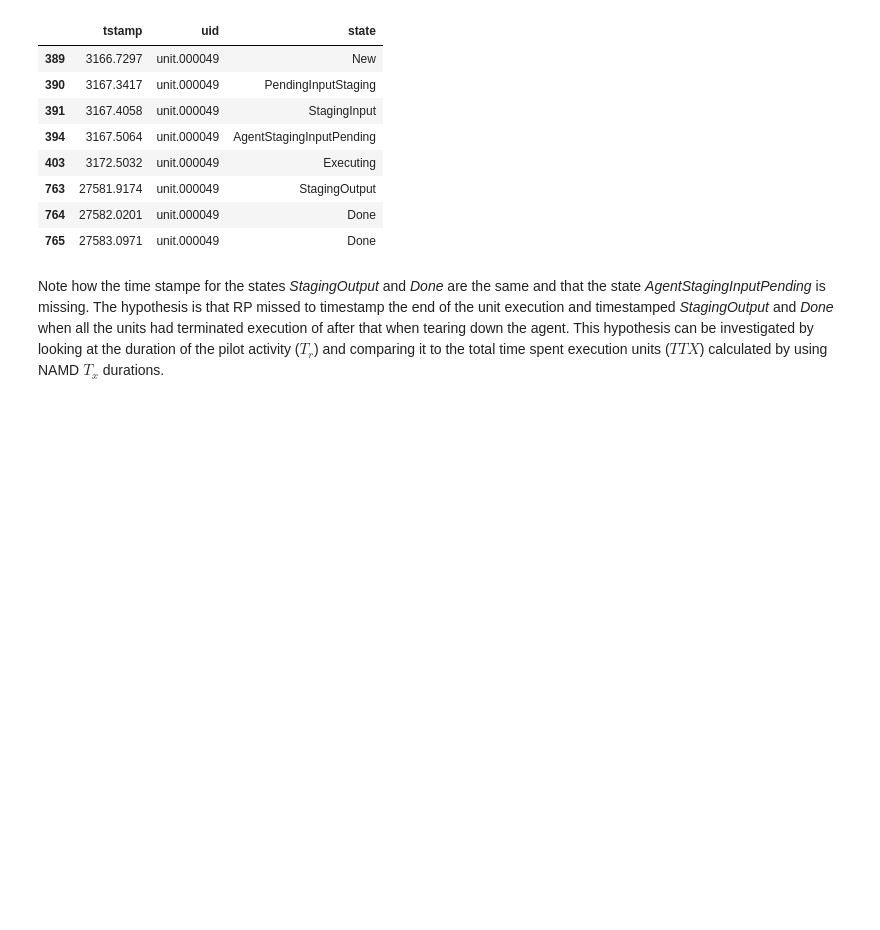
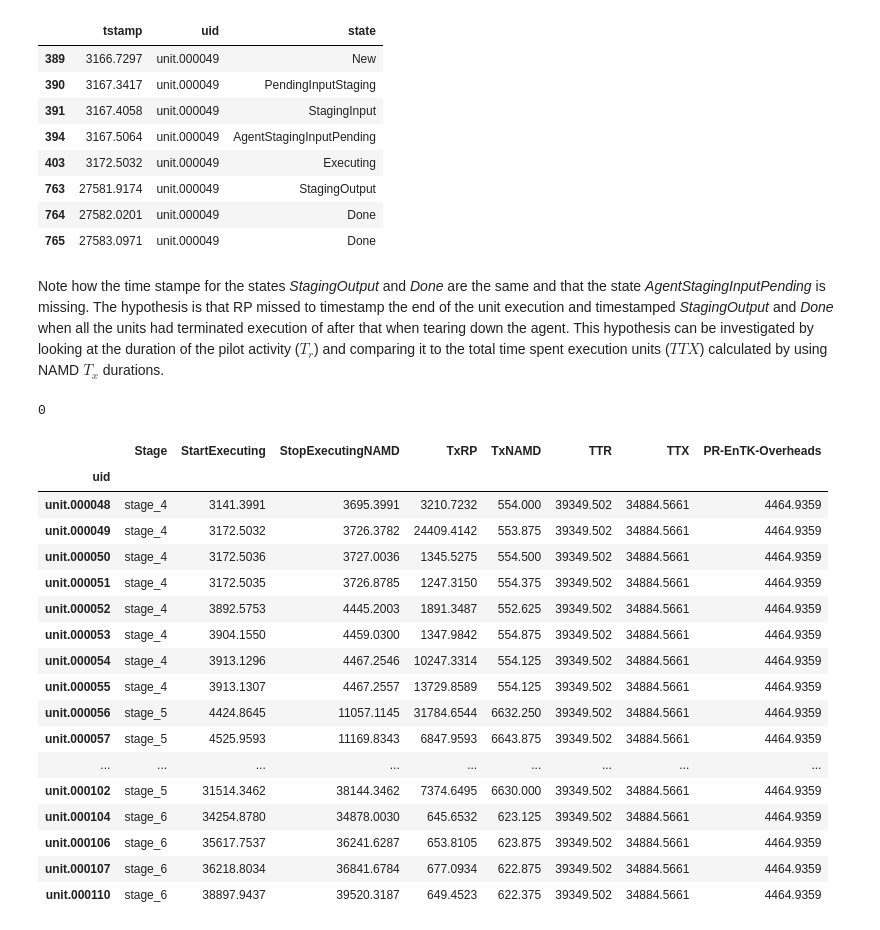
Before and after one commit to radical-experiments/htbac-experiments, a Jupyter notebook: weak_scaling_namd_entk4/null-ws-128cores-trial1/calculate_timestamps_and_tx.ipynb, the cells around one changed output. Drawn from its saved outputs; the diff is of its cells as text; code cells hidden in the pictures; blank space fills up the shorter version.

```diff
--- a/weak_scaling_namd_entk4/null-ws-128cores-trial1/calculate_timestamps_and_tx.ipynb
+++ b/weak_scaling_namd_entk4/null-ws-128cores-trial1/calculate_timestamps_and_tx.ipynb
@@ -257,0 +331,35 @@ Note how the time stampe for the states *StagingOutput* and *Done* are the same
+# %%
+def extract_exec_time(df_cu):
+
+    # Convert dataframe into a dictionary - for each uid (compute unit id), we get
+    # the timestamps for 'Executing' and 'AgentStagningOutputPending' states
+
+    '''
+    The structure of the dictionary is as below:
+    super_dict = {
+                    'unit.00000': {
+                                    'Executing': timestamp1,
+                                    'AgentStagingOutputPending': timestamp2
+                            }
+                }
+    '''
+
+    super_dict = dict()
+    for row in df_cu.iterrows():
+        row=row[1]
+        uid = row['uid']
+        start_probe = float(row['Executing'])
+        end_probe = float(row['AgentStagingOutputPending'])
+
+        if uid not in super_dict:
+            super_dict[uid] = dict()
+
+        if 'Executing' not in super_dict[uid]:
+            super_dict[uid]['Executing'] = start_probe
+
+        if 'AgentStagingOutputPending' not in super_dict[uid]:
+            super_dict[uid]['AgentStagingOutputPending'] = end_probe
+
+
+    # Use the magic function to get the total time spent between 'Executing' and 'AgentStagingOutputPending'
+    return get_Toverlap(super_dict, 'Executing', 'AgentStagingOutputPending')
@@ -257,0 +412,38 @@ Note how the time stampe for the states *StagingOutput* and *Done* are the same
+# %%
+df_pat = pd.read_csv('enmd_pat_overhead.csv',
+                             header=0,
+                             sep=',',
+                             skipinitialspace=True)
+entk_ov = extract_entk_overhead(df_pat)
+df_pat
+entk_ov
+# %% [output]
+0
+# %%
+txs = comb_prof[['StartExecuting','StopExecutingNAMD']].copy()
+txs.columns = ['Executing', 'AgentStagingOutputPending']
+txs['uid'] = txs.index
+txs.reset_index
+
+comb_prof['TTX'] = extract_exec_time(txs)
+comb_prof['PR-EnTK-Overheads'] = comb_prof['TTR'] - comb_prof['TTX']
+comb_prof
+# %% [output]
+|  | Stage | StartExecuting | StopExecutingNAMD | TxRP | TxNAMD | TTR | TTX | PR-EnTK-Overheads |
+| uid |  |  |  |  |  |  |  |  |
+| unit.000048 | stage_4 | 3141.3991 | 3695.3991 | 3210.7232 | 554.000 | 39349.502 | 34884.5661 | 4464.9359 |
+| unit.000049 | stage_4 | 3172.5032 | 3726.3782 | 24409.4142 | 553.875 | 39349.502 | 34884.5661 | 4464.9359 |
+| unit.000050 | stage_4 | 3172.5036 | 3727.0036 | 1345.5275 | 554.500 | 39349.502 | 34884.5661 | 4464.9359 |
+| unit.000051 | stage_4 | 3172.5035 | 3726.8785 | 1247.3150 | 554.375 | 39349.502 | 34884.5661 | 4464.9359 |
+| unit.000052 | stage_4 | 3892.5753 | 4445.2003 | 1891.3487 | 552.625 | 39349.502 | 34884.5661 | 4464.9359 |
+| unit.000053 | stage_4 | 3904.1550 | 4459.0300 | 1347.9842 | 554.875 | 39349.502 | 34884.5661 | 4464.9359 |
+| unit.000054 | stage_4 | 3913.1296 | 4467.2546 | 10247.3314 | 554.125 | 39349.502 | 34884.5661 | 4464.9359 |
+| unit.000055 | stage_4 | 3913.1307 | 4467.2557 | 13729.8589 | 554.125 | 39349.502 | 34884.5661 | 4464.9359 |
+| unit.000056 | stage_5 | 4424.8645 | 11057.1145 | 31784.6544 | 6632.250 | 39349.502 | 34884.5661 | 4464.9359 |
+| unit.000057 | stage_5 | 4525.9593 | 11169.8343 | 6847.9593 | 6643.875 | 39349.502 | 34884.5661 | 4464.9359 |
+| ... | ... | ... | ... | ... | ... | ... | ... | ... |
+| unit.000102 | stage_5 | 31514.3462 | 38144.3462 | 7374.6495 | 6630.000 | 39349.502 | 34884.5661 | 4464.9359 |
+| unit.000104 | stage_6 | 34254.8780 | 34878.0030 | 645.6532 | 623.125 | 39349.502 | 34884.5661 | 4464.9359 |
+| unit.000106 | stage_6 | 35617.7537 | 36241.6287 | 653.8105 | 623.875 | 39349.502 | 34884.5661 | 4464.9359 |
+| unit.000107 | stage_6 | 36218.8034 | 36841.6784 | 677.0934 | 622.875 | 39349.502 | 34884.5661 | 4464.9359 |
+| unit.000110 | stage_6 | 38897.9437 | 39520.3187 | 649.4523 | 622.375 | 39349.502 | 34884.5661 | 4464.9359 |
```
Also changed, not shown: parts of 4 cells of this notebook.
